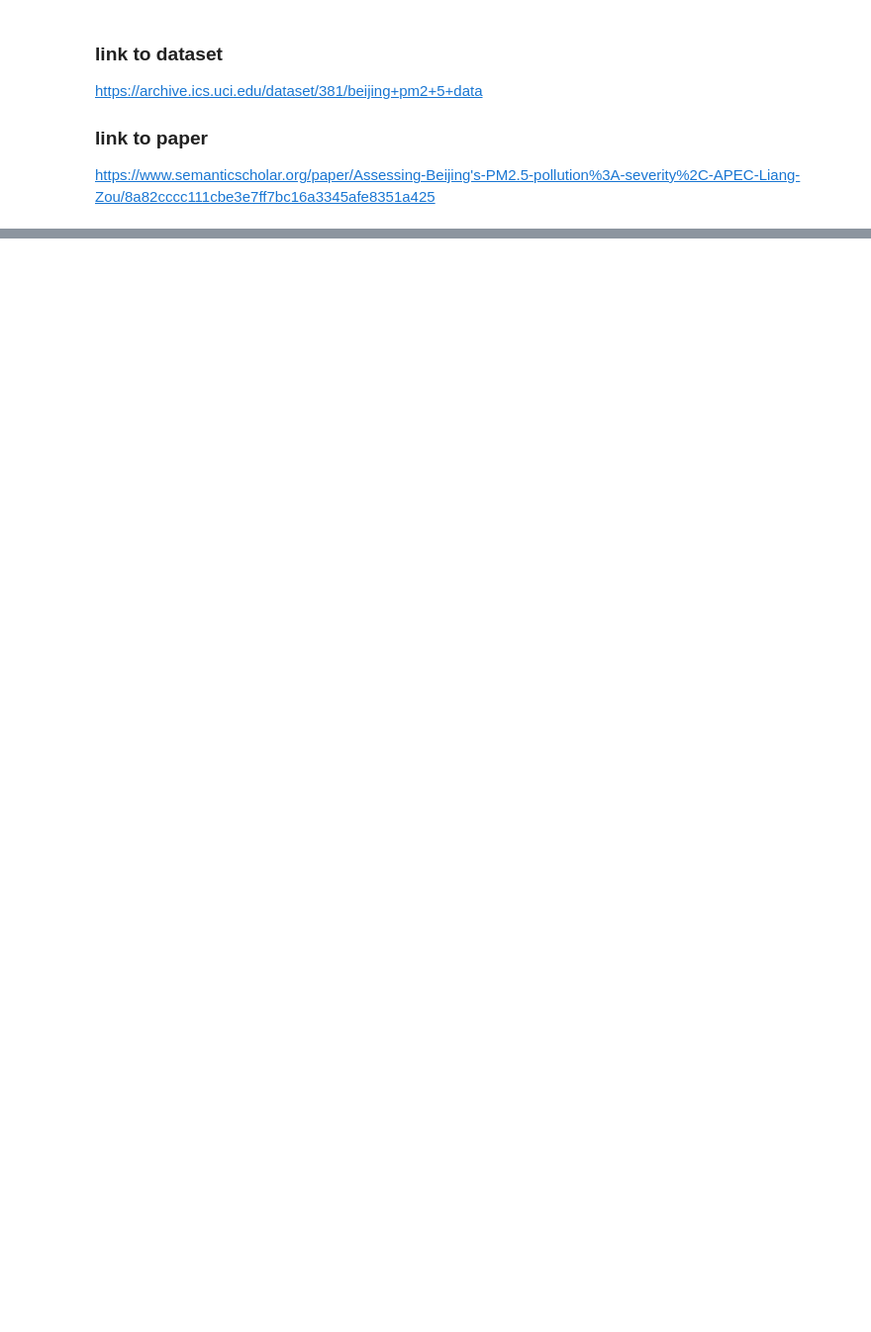
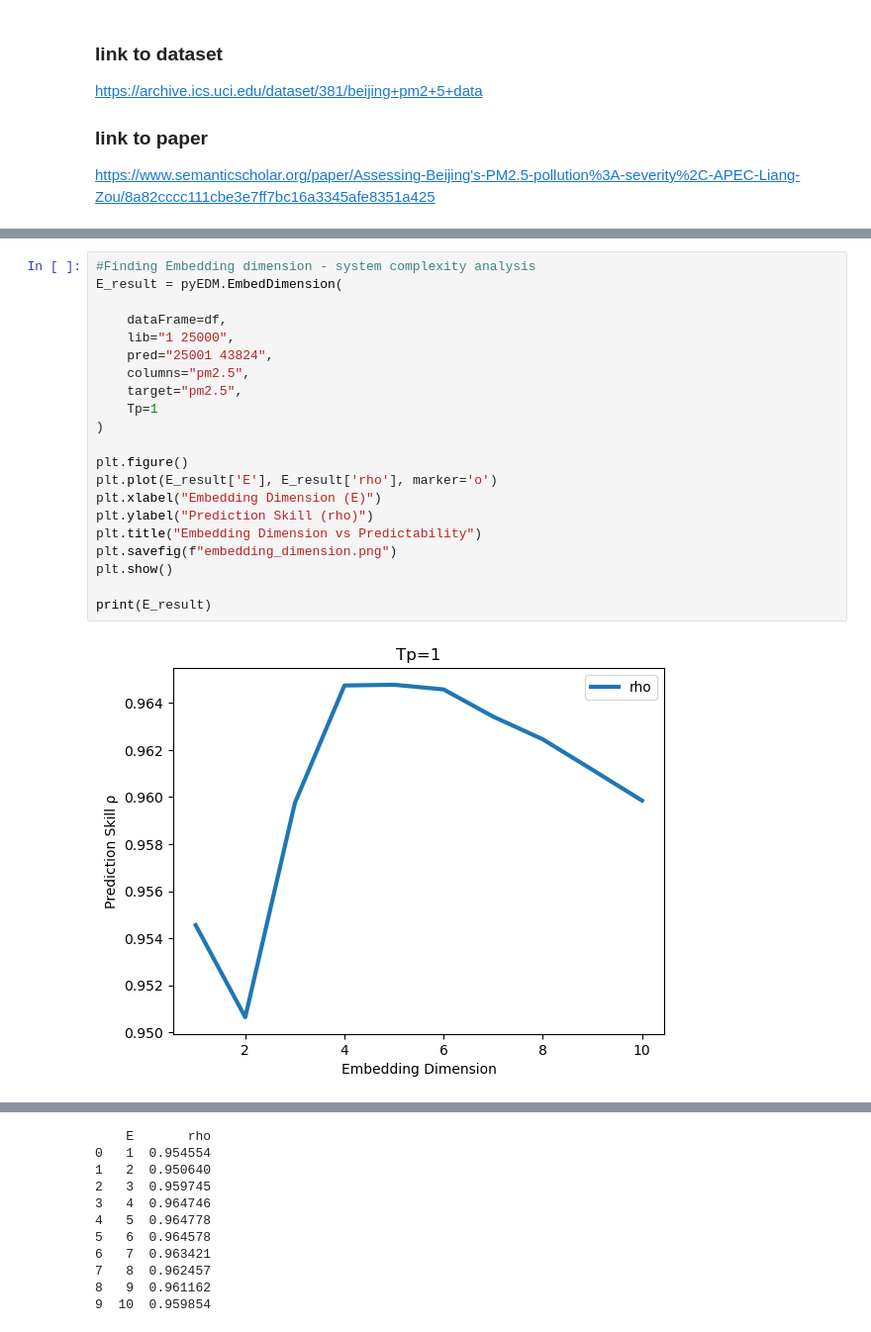
Before and after one commit to All-Purpose-Monkey/Complex_systems_group1, a Jupyter notebook: Module10/being_pm25_EDM.ipynb, the cells around one changed output, grey strips where cells are left out. Shown at 99% size. Drawn from its saved outputs; the diff is of its cells as text; blank space fills up the shorter version.

```diff
--- a/Module10/being_pm25_EDM.ipynb
+++ b/Module10/being_pm25_EDM.ipynb
@@ -23,0 +165,23 @@ ModuleNotFoundError: No module named 'EDMpy'
+# %%
+#Finding Embedding dimension - system complexity analysis
+E_result = pyEDM.EmbedDimension(
+
+    dataFrame=df,
+    lib="1 25000",
+    pred="25001 43824",
+    columns="pm2.5",
+    target="pm2.5",
+    Tp=1
+)
+
+plt.figure()
+plt.plot(E_result['E'], E_result['rho'], marker='o')
+plt.xlabel("Embedding Dimension (E)")
+plt.ylabel("Prediction Skill (rho)")
+plt.title("Embedding Dimension vs Predictability")
+plt.savefig(f"embedding_dimension.png")
+plt.show()
+
+print(E_result)
+# %% [output]
+[figure, added]
@@ -23,0 +189,11 @@ ModuleNotFoundError: No module named 'EDMpy'
+    E       rho
+0   1  0.954554
+1   2  0.950640
+2   3  0.959745
+3   4  0.964746
+4   5  0.964778
+5   6  0.964578
+6   7  0.963421
+7   8  0.962457
+8   9  0.961162
+9  10  0.959854
```
Also changed, not shown: parts of 14 cells of this notebook.
